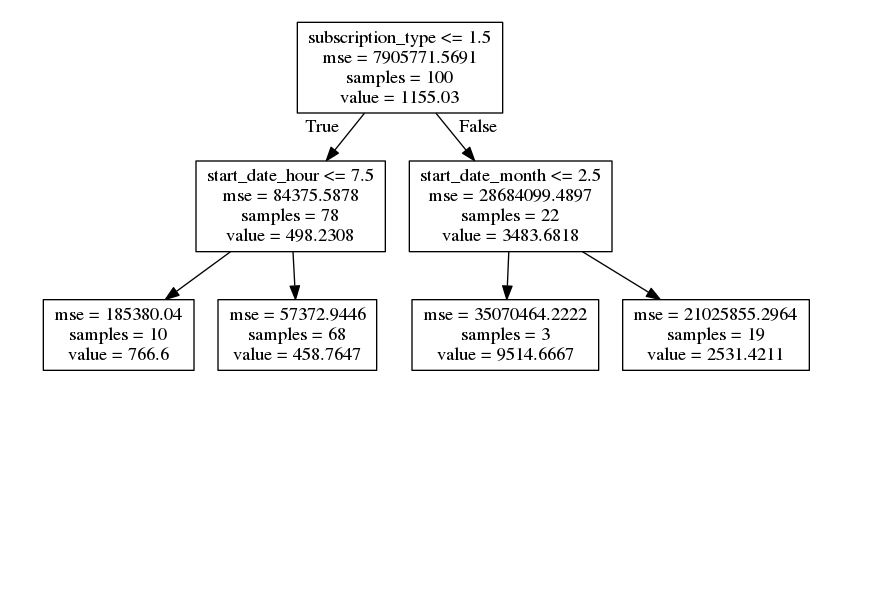
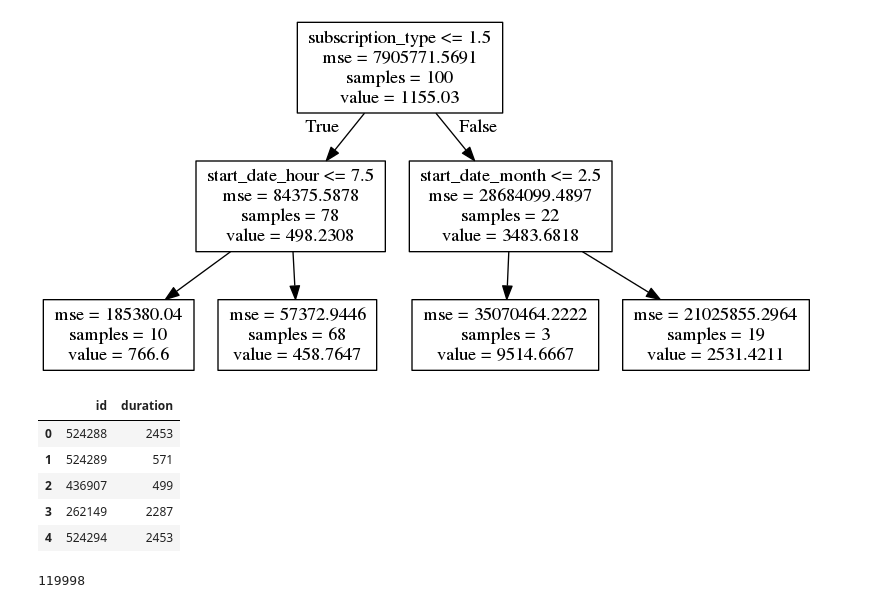
Before and after one commit to Gnahue/sanFranciscoBiclas, a Jupyter notebook: prediccion/modelo/notebooks/baggingSkLearn.ipynb, the cells around one changed output. Drawn from its saved outputs; the diff is of its cells as text; code cells hidden in the pictures; blank space fills up the shorter version.

```diff
--- a/prediccion/modelo/notebooks/baggingSkLearn.ipynb
+++ b/prediccion/modelo/notebooks/baggingSkLearn.ipynb
@@ -93,0 +106,16 @@ Image(filename='tree.png')
+# %%
+prediction =  pd.read_csv("../../modelo/algoritmo/100_RF_depth_20.csv")
+# prediction['prediction'] = prediction.duration
+# prediction.drop(['duration'],inplace=True,axis=1)
+prediction.head()
+# %% [output]
+|  | id | duration |
+| 0 | 524288 | 2453 |
+| 1 | 524289 | 571 |
+| 2 | 436907 | 499 |
+| 3 | 262149 | 2287 |
+| 4 | 524294 | 2453 |
+# %%
+len(prediction)
+# %% [output]
+119998
```
Also changed, not shown: parts of 11 cells of this notebook, 2 other files.
